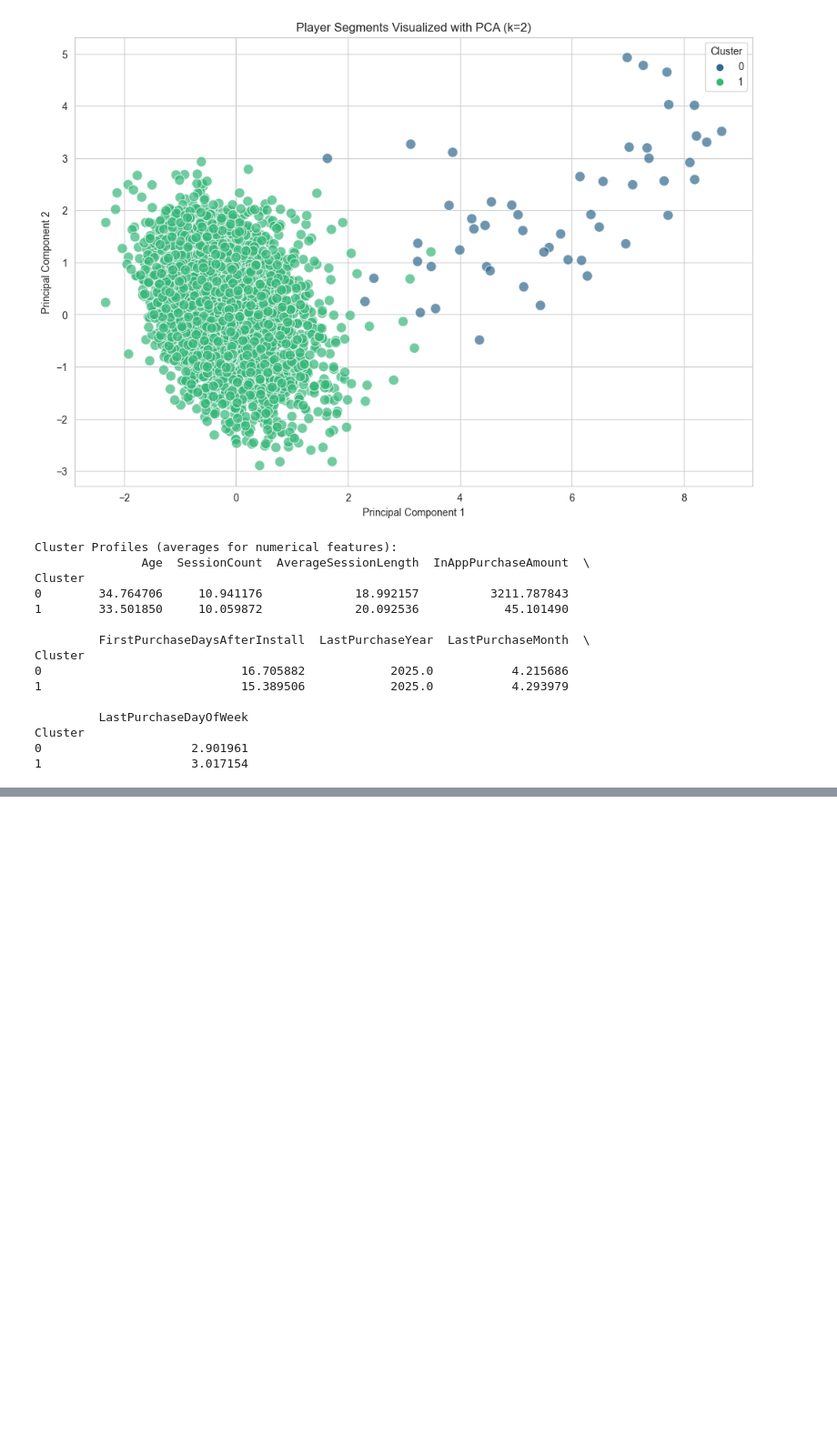
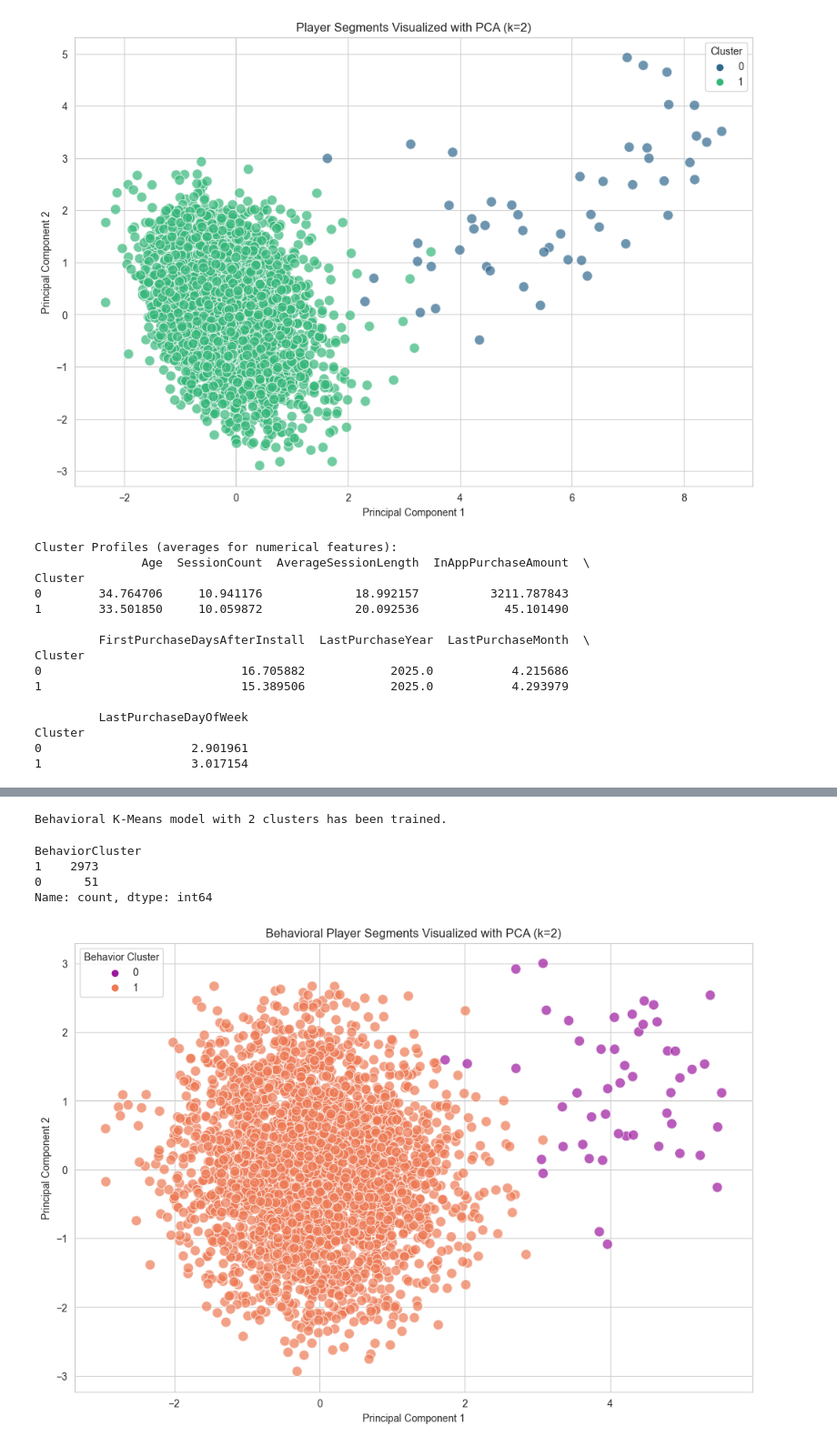
Before and after one commit to TaherBatterywala/In-App-Purchase-Spending-Analysis, a Jupyter notebook: notebook/2_Model1.ipynb, the cells around one changed output, grey strips where cells are left out. Shown at 91% size. Cells and saved outputs as stored; diff of their text form; code cells hidden in the pictures; blank space fills up the shorter version.

```diff
--- a/notebook/2_Model1.ipynb
+++ b/notebook/2_Model1.ipynb
@@ -276,0 +333,39 @@ Cluster
+# %%
+# Set the optimal number of clusters based on the highest Silhouette Score
+optimal_k = 2
+
+# Initialize and train the final K-Means model on the behavior data
+kmeans = KMeans(n_clusters=optimal_k, init='k-means++', random_state=42, n_init=10)
+cluster_labels = kmeans.fit_predict(processed_data_behavior)
+
+# Add these new 'BehaviorCluster' labels back to our main 'df' to analyze them
+df['BehaviorCluster'] = cluster_labels
+
+print(f"Behavioral K-Means model with {optimal_k} clusters has been trained.")
+df['BehaviorCluster'].value_counts()
+# %% [output]
+Behavioral K-Means model with 2 clusters has been trained.
+BehaviorCluster
+1    2973
+0      51
+Name: count, dtype: int64
+# %%
+# We can reuse the PCA logic on the new processed_data to visualize these clusters
+pca = PCA(n_components=2, random_state=42)
+data_pca = pca.fit_transform(processed_data_behavior.toarray())
+
+# Create a new DataFrame for plotting
+df_pca = pd.DataFrame(data=data_pca, columns=['PCA1', 'PCA2'])
+df_pca['BehaviorCluster'] = cluster_labels
+
+# Plot the clusters
+plt.figure(figsize=(12, 8))
+sns.scatterplot(x='PCA1', y='PCA2', hue='BehaviorCluster', data=df_pca, palette='plasma', s=100, alpha=0.7)
+plt.title('Behavioral Player Segments Visualized with PCA (k=2)')
+plt.xlabel('Principal Component 1')
+plt.ylabel('Principal Component 2')
+plt.legend(title='Behavior Cluster')
+plt.grid(True)
+plt.show()
+# %% [output]
+[figure, added]
```
Also changed, not shown: parts of 5 cells of this notebook.
